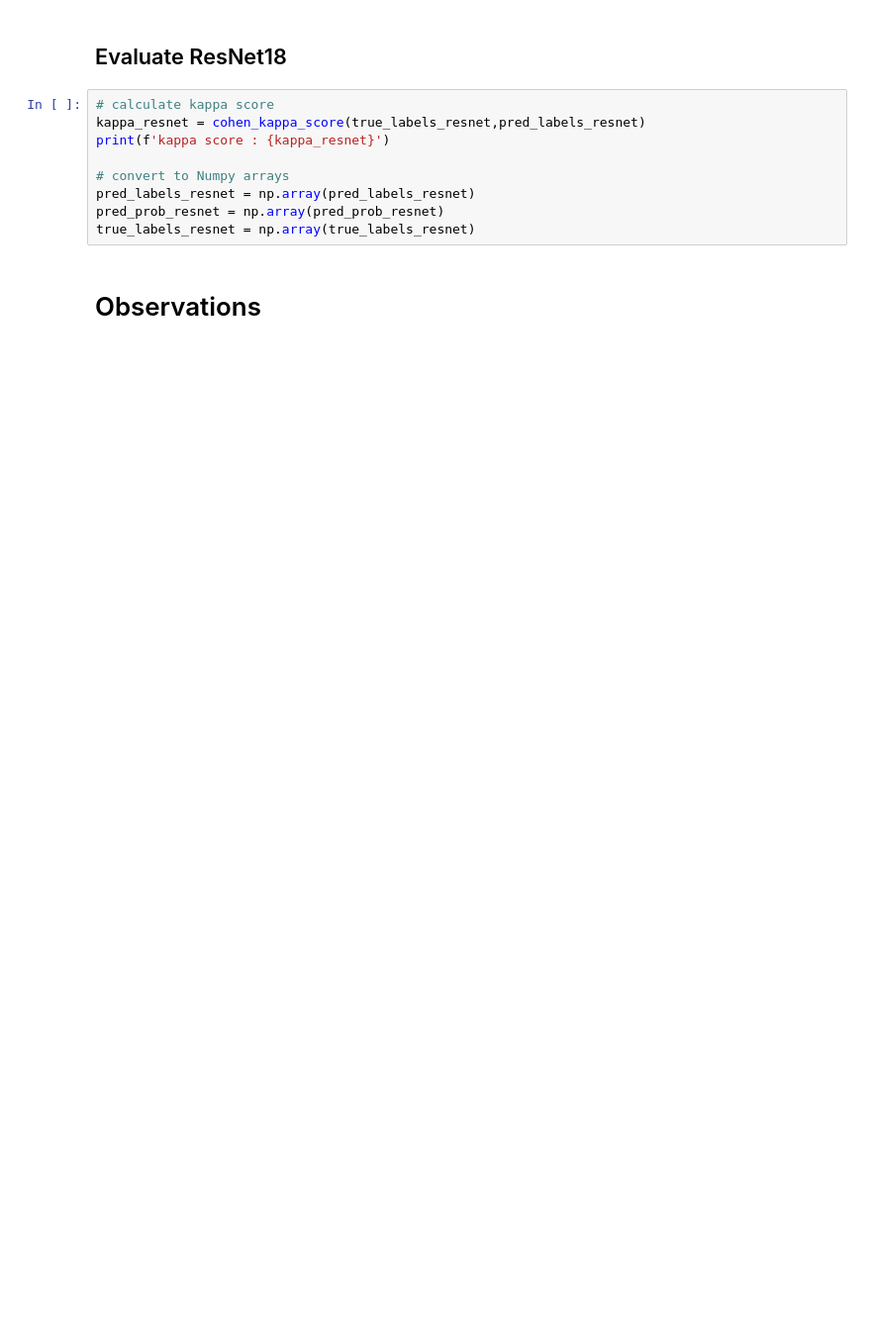
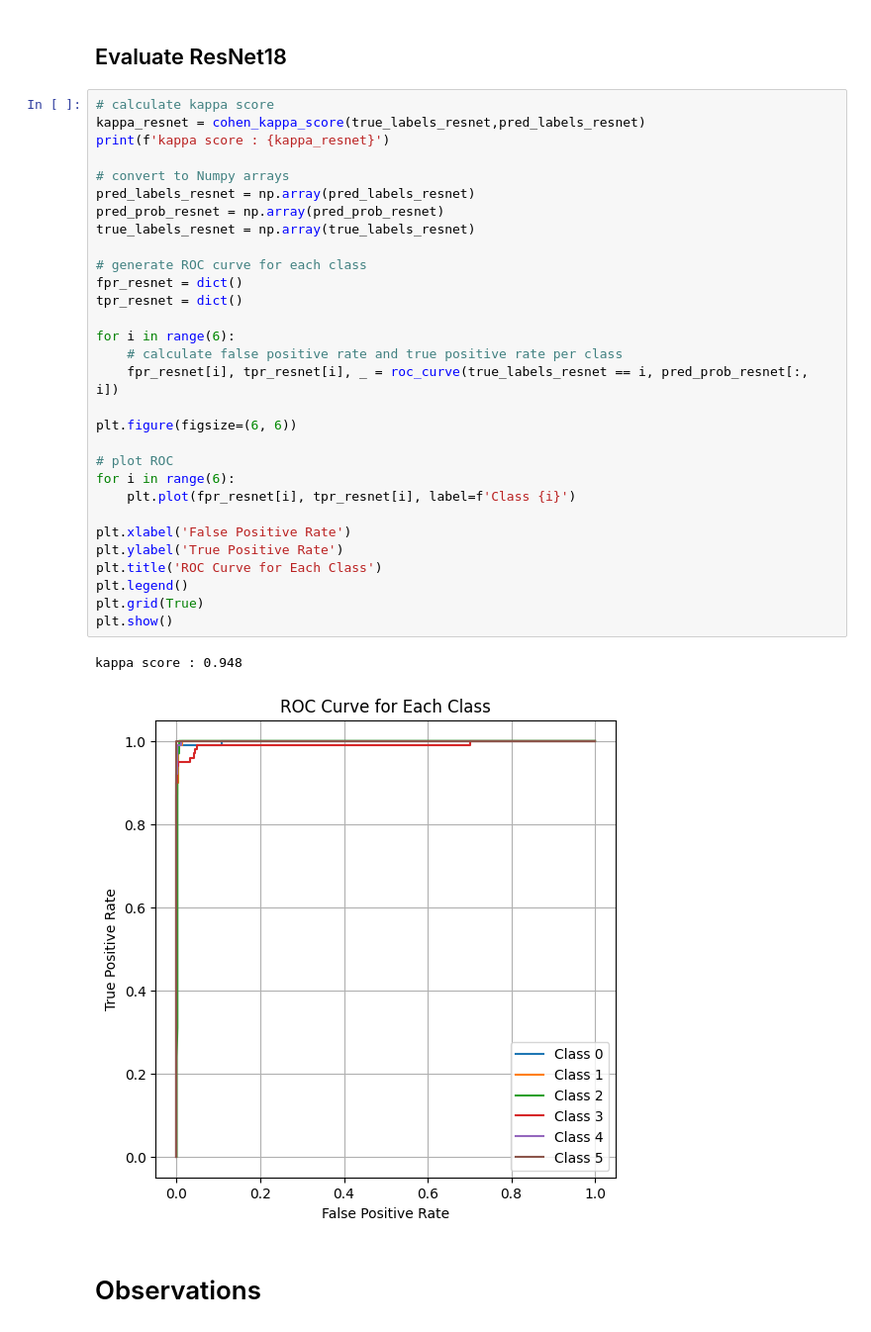
Before and after one commit to babypanda212/mless, a Jupyter notebook: remote_sensing/hw1.ipynb, the cells around one changed output. Shown at 99% size. Cells and saved outputs as stored; diff of their text form; blank space fills up the shorter version.

```diff
--- a/remote_sensing/hw1.ipynb
+++ b/remote_sensing/hw1.ipynb
@@ -666,13 +680,37 @@ for i in range(6):
 # %% [markdown]
 ## Evaluate ResNet18
-# %%
-# calculate kappa score
-kappa_resnet = cohen_kappa_score(true_labels_resnet,pred_labels_resnet)
-print(f'kappa score : {kappa_resnet}')
-
-# convert to Numpy arrays
-pred_labels_resnet = np.array(pred_labels_resnet)
-pred_prob_resnet = np.array(pred_prob_resnet)
-true_labels_resnet = np.array(true_labels_resnet)
+# %%
+# calculate kappa score
+kappa_resnet = cohen_kappa_score(true_labels_resnet,pred_labels_resnet)
+print(f'kappa score : {kappa_resnet}')
+
+# convert to Numpy arrays
+pred_labels_resnet = np.array(pred_labels_resnet)
+pred_prob_resnet = np.array(pred_prob_resnet)
+true_labels_resnet = np.array(true_labels_resnet)
+
+# generate ROC curve for each class
+fpr_resnet = dict()
+tpr_resnet = dict()
+
+for i in range(6):
+    # calculate false positive rate and true positive rate per class
+    fpr_resnet[i], tpr_resnet[i], _ = roc_curve(true_labels_resnet == i, pred_prob_resnet[:, i])
+
+plt.figure(figsize=(6, 6))
+
+# plot ROC
+for i in range(6):
+    plt.plot(fpr_resnet[i], tpr_resnet[i], label=f'Class {i}')
+
+plt.xlabel('False Positive Rate')
+plt.ylabel('True Positive Rate')
+plt.title('ROC Curve for Each Class')
+plt.legend()
+plt.grid(True)
+plt.show()
+# %% [output]
+kappa score : 0.948
+[figure, added]
 # %% [markdown]
 # Observations
```
Also changed, not shown: parts of 7 cells of this notebook.
